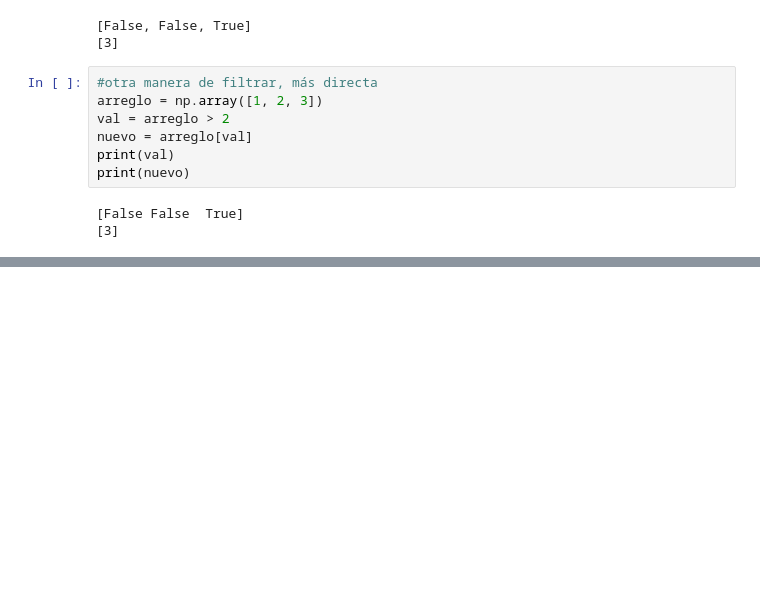
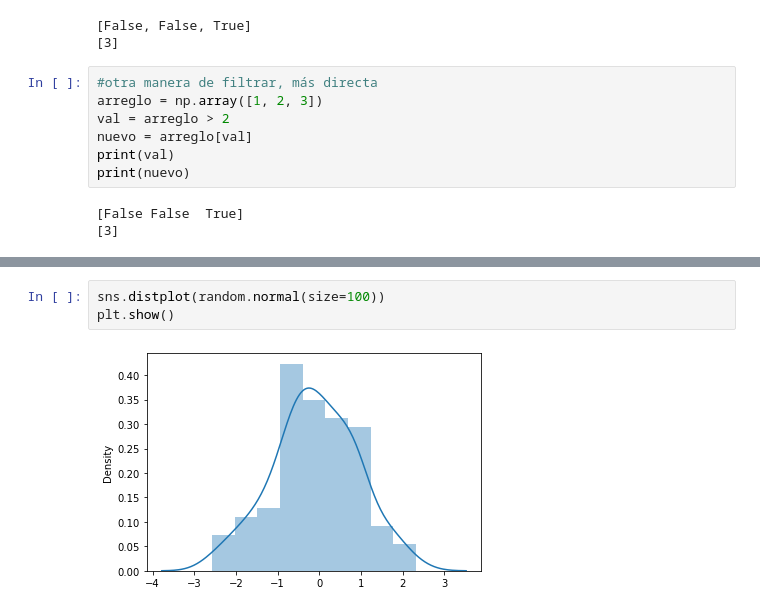
Before and after one commit to misaeladame/big-data, a Jupyter notebook: Jupyter/01_IniciandoNumpy.ipynb, the cells around one changed output, grey strips where cells are left out. Cells and saved outputs as stored; diff of their text form; blank space fills up the shorter version.

```diff
--- a/Jupyter/01_IniciandoNumpy.ipynb
+++ b/Jupyter/01_IniciandoNumpy.ipynb
@@ -450,0 +513,5 @@ Aleatorio :  [36  7 49]
+# %%
+sns.distplot(random.normal(size=100))
+plt.show()
+# %% [output]
+[figure, added]
```
Also changed, not shown: parts of 6 cells of this notebook.
